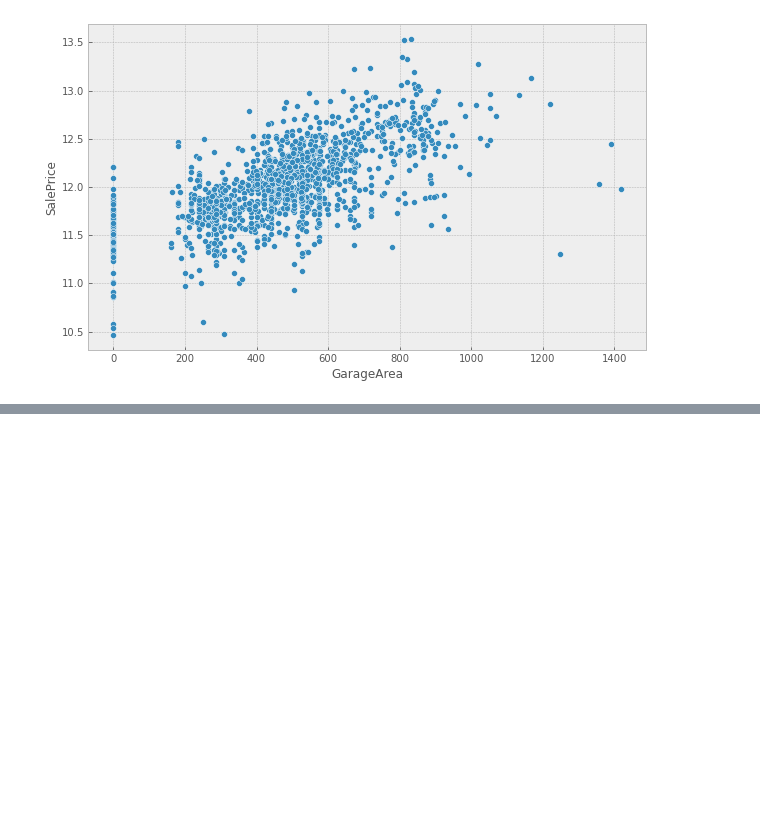
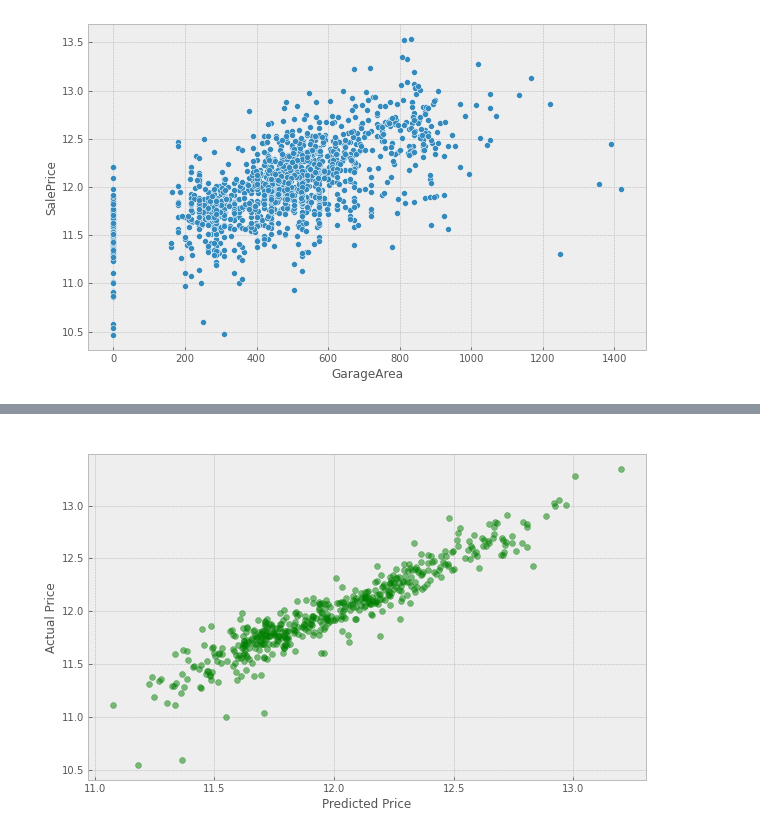
Before and after one commit to FacuCuzziol/HousePricesPrediction, a Jupyter notebook: House-Prices-Regression.ipynb, the cells around one changed output, grey strips where cells are left out. Cells and saved outputs as stored; diff of their text form; code cells hidden in the pictures; blank space fills up the shorter version.

```diff
--- a/House-Prices-Regression.ipynb
+++ b/House-Prices-Regression.ipynb
@@ -197,0 +278,9 @@ plt.
+# %%
+# Building a Linear Model
+# In order to build our Linear Model, we need to separate the features and the target variable
+# Our target variable will be Sales Price, assigned to y
+y = np.log(train['SalePrice'])
+X = data.drop(['SalePrice','Id'],axis=1)
+
+#Now we split our data,
+X_train,X_test,y_train,y_test = train_test_split(X,y,test_size=.33,random_state=42)
@@ -197,0 +301,3 @@ plt.
+# %%
+#Model Predictions
+predictions = lr_model.predict(X_test)
@@ -197,0 +310,13 @@ plt.
+# %%
+# Relationship between the actual values and the predicted values
+# We can graphically see this with a scatter plot
+actual_values = y_test
+t=np.arange(2)
+plt.scatter(predictions, actual_values, alpha=.50,
+            color='g')  # alpha helps to show overlapping data
+plt.xlabel('Predicted Price')
+plt.ylabel('Actual Price')
+plt.title('Linear Regression Model')
+plt.show()
+# %% [output]
+[figure, added]
```
Also changed, not shown: parts of 20 cells of this notebook.
